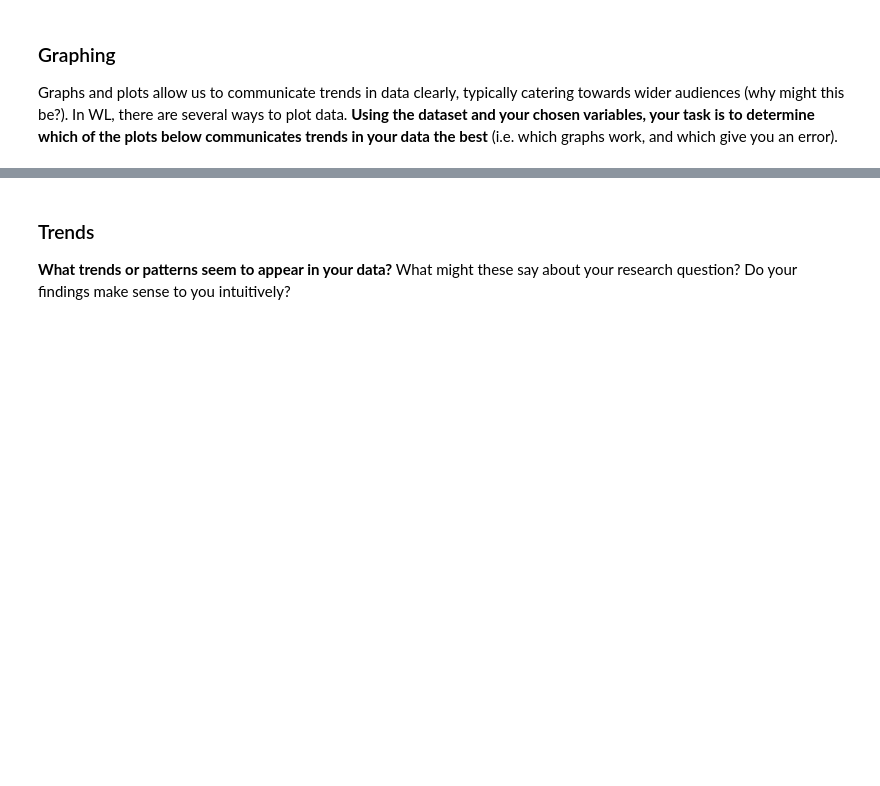
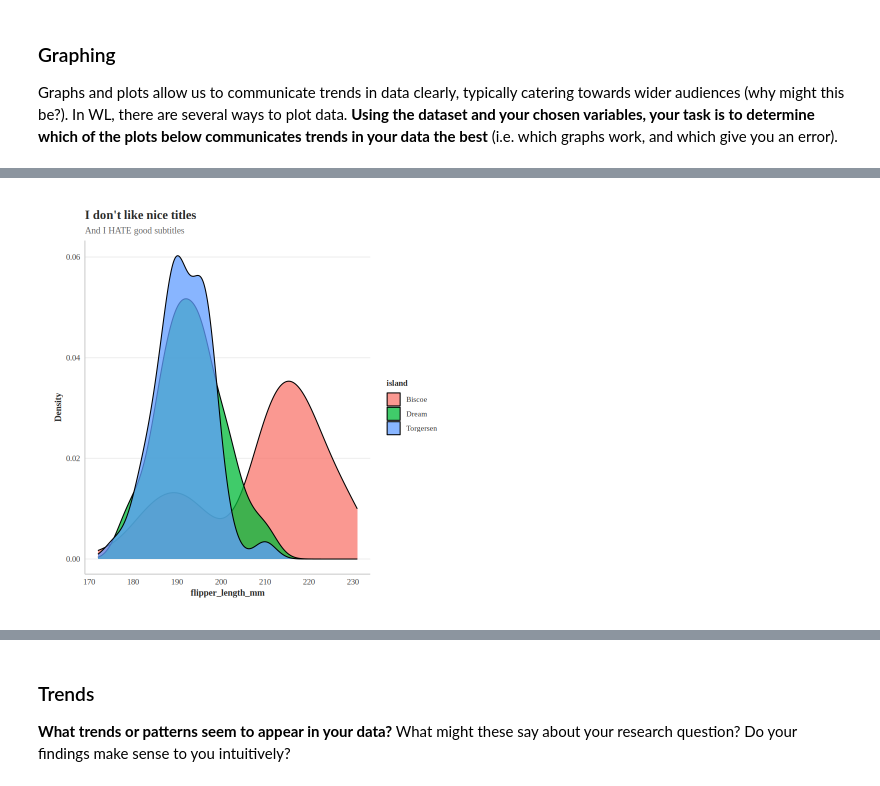
Before and after one commit to SamequalsFS/Unit0, a Jupyter notebook: ApResearchCT_BIO.ipynb, the cells around one changed output, grey strips where cells are left out. Saved outputs shown, nothing was run; the diff lists cells and outputs as text; code cells hidden in the pictures; blank space fills up the shorter version.

```diff
--- a/ApResearchCT_BIO.ipynb
+++ b/ApResearchCT_BIO.ipynb
@@ -142 +159,7 @@ scatter_plot(data = penguins,
+# %%
+density_plot(data= penguins%>%filter(sex!="NA"),
+        x = flipper_length_mm,
+        color_by=island)
+# %% [output]
+[figure, added]
 # %%
```
Also changed, not shown: parts of 8 cells of this notebook.
